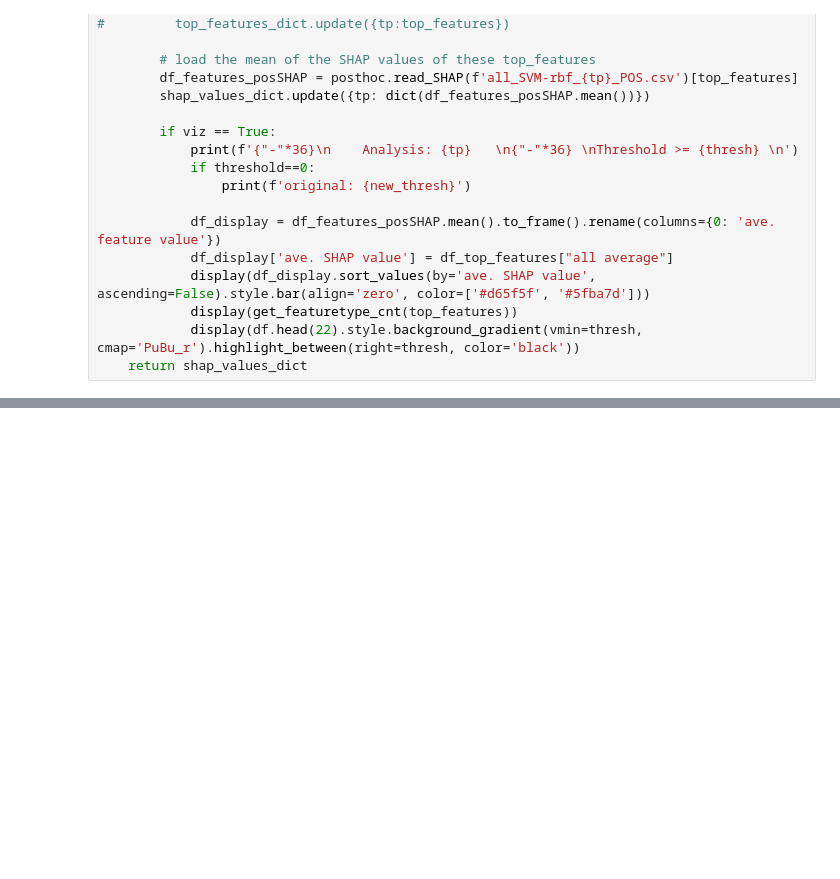
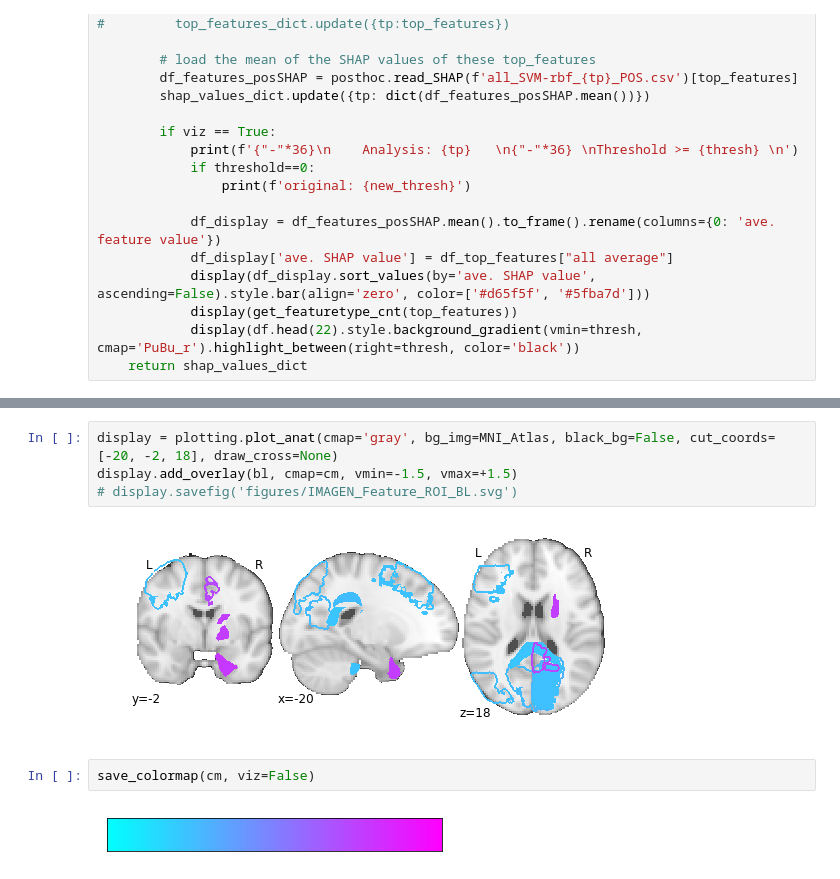
Before and after one commit to RoshanRane/ML_for_IMAGEN, a Jupyter notebook: posthoc_analysis/shap_topfeatures.ipynb, the cells around one changed output, grey strips where cells are left out. Cells and saved outputs as stored; diff of their text form; blank space fills up the shorter version.

```diff
--- a/posthoc_analysis/shap_topfeatures.ipynb
+++ b/posthoc_analysis/shap_topfeatures.ipynb
@@ -272,0 +252,10 @@ view
+# %%
+display = plotting.plot_anat(cmap='gray', bg_img=MNI_Atlas, black_bg=False, cut_coords=[-20, -2, 18], draw_cross=None)
+display.add_overlay(bl, cmap=cm, vmin=-1.5, vmax=+1.5)
+# display.savefig('figures/IMAGEN_Feature_ROI_BL.svg')
+# %% [output]
+[figure, added]
+# %%
+save_colormap(cm, viz=False)
+# %% [output]
+[figure, added]
```
Also changed, not shown: parts of 15 cells of this notebook, 9 other files.
